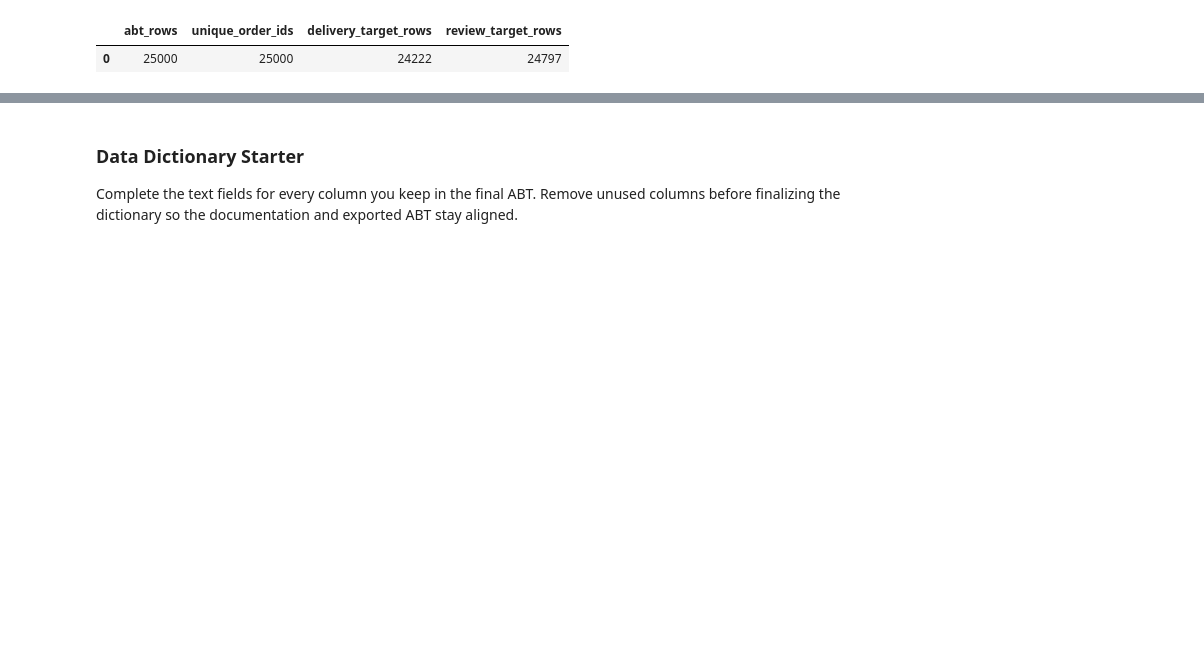
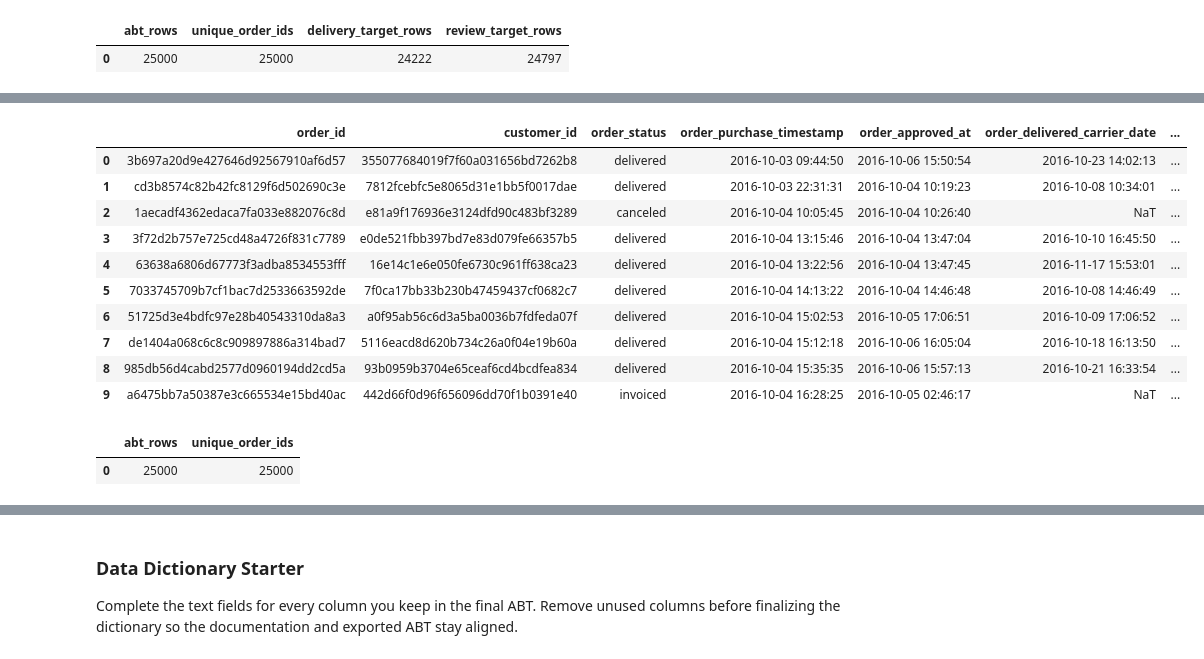
Before and after one commit to JonathanStachowiak/Option_2_Final_Project_Jonathan_Stachowiak, a Jupyter notebook: notebooks/olist_project_starter.ipynb, the cells around one changed output, grey strips where cells are left out. Cells and saved outputs as stored; diff of their text form; code cells hidden in the pictures; blank space fills up the shorter version.

```diff
--- a/notebooks/olist_project_starter.ipynb
+++ b/notebooks/olist_project_starter.ipynb
@@ -1303,0 +1324,45 @@ display(sql_abt_check)
+# %%
+# Helper function like the one used in module 9 homework to help with running SQL queries on project data
+# DuckDB  needs no engine or connection string
+import duckdb
+
+def run_duck(query):
+    """Run a DuckDB SQL query on the notebook's DataFrames; keep blank cells runnable."""
+    if not query or not query.strip():
+        print("This cell is waiting for your SQL. Add your query inside the triple quotes, then run it again.")
+        return pd.DataFrame()
+    return duckdb.sql(query).df()
+# %%
+# Use SQL to take a look at the olist_abt to visually inspect a sample of columns and rows
+# DuckDB was picked becasue it needs no engine or connection string
+query = """
+SELECT *
+FROM olist_abt
+LIMIT 10;
+"""
+
+run_duck(query)
+# %% [output]
+|  | order_id | customer_id | order_status | order_purchase_timestamp | order_approved_at | order_delivered_carrier_date | ... |
+| 0 | 3b697a20d9e427646d92567910af6d57 | 355077684019f7f60a031656bd7262b8 | delivered | 2016-10-03 09:44:50 | 2016-10-06 15:50:54 | 2016-10-23 14:02:13 | ... |
+| 1 | cd3b8574c82b42fc8129f6d502690c3e | 7812fcebfc5e8065d31e1bb5f0017dae | delivered | 2016-10-03 22:31:31 | 2016-10-04 10:19:23 | 2016-10-08 10:34:01 | ... |
+| 2 | 1aecadf4362edaca7fa033e882076c8d | e81a9f176936e3124dfd90c483bf3289 | canceled | 2016-10-04 10:05:45 | 2016-10-04 10:26:40 | NaT | ... |
+| 3 | 3f72d2b757e725cd48a4726f831c7789 | e0de521fbb397bd7e83d079fe66357b5 | delivered | 2016-10-04 13:15:46 | 2016-10-04 13:47:04 | 2016-10-10 16:45:50 | ... |
+| 4 | 63638a6806d67773f3adba8534553fff | 16e14c1e6e050fe6730c961ff638ca23 | delivered | 2016-10-04 13:22:56 | 2016-10-04 13:47:45 | 2016-11-17 15:53:01 | ... |
+| 5 | 7033745709b7cf1bac7d2533663592de | 7f0ca17bb33b230b47459437cf0682c7 | delivered | 2016-10-04 14:13:22 | 2016-10-04 14:46:48 | 2016-10-08 14:46:49 | ... |
+| 6 | 51725d3e4bdfc97e28b40543310da8a3 | a0f95ab56c6d3a5ba0036b7fdfeda07f | delivered | 2016-10-04 15:02:53 | 2016-10-05 17:06:51 | 2016-10-09 17:06:52 | ... |
+| 7 | de1404a068c6c8c909897886a314bad7 | 5116eacd8d620b734c26a0f04e19b60a | delivered | 2016-10-04 15:12:18 | 2016-10-06 16:05:04 | 2016-10-18 16:13:50 | ... |
+| 8 | 985db56d4cabd2577d0960194dd2cd5a | 93b0959b3704e65ceaf6cd4bcdfea834 | delivered | 2016-10-04 15:35:35 | 2016-10-06 15:57:13 | 2016-10-21 16:33:54 | ... |
+| 9 | a6475bb7a50387e3c665534e15bd40ac | 442d66f0d96f656096dd70f1b0391e40 | invoiced | 2016-10-04 16:28:25 | 2016-10-05 02:46:17 | NaT | ... |
+# %%
+# Run an SQL query to check the number of rows and unique order IDs in the olist_abt DataFrame
+query = """
+SELECT COUNT(*) AS abt_rows,
+       COUNT(DISTINCT order_id) AS unique_order_ids
+FROM olist_abt
+"""
+
+run_duck(query)
+# %% [output]
+|  | abt_rows | unique_order_ids |
+| 0 | 25000 | 25000 |
```
Also changed, not shown: parts of 6 cells of this notebook, 1 other file.
